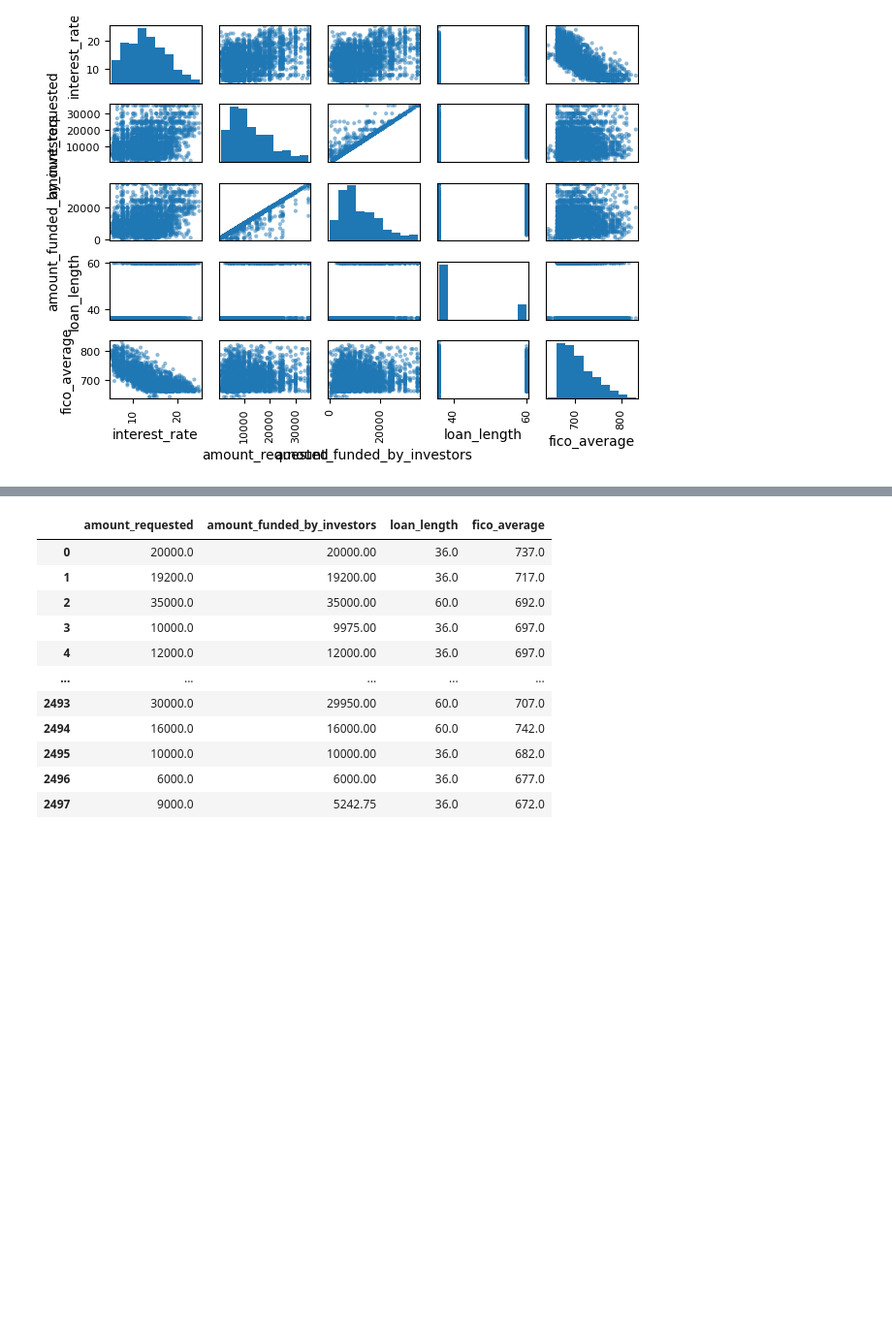
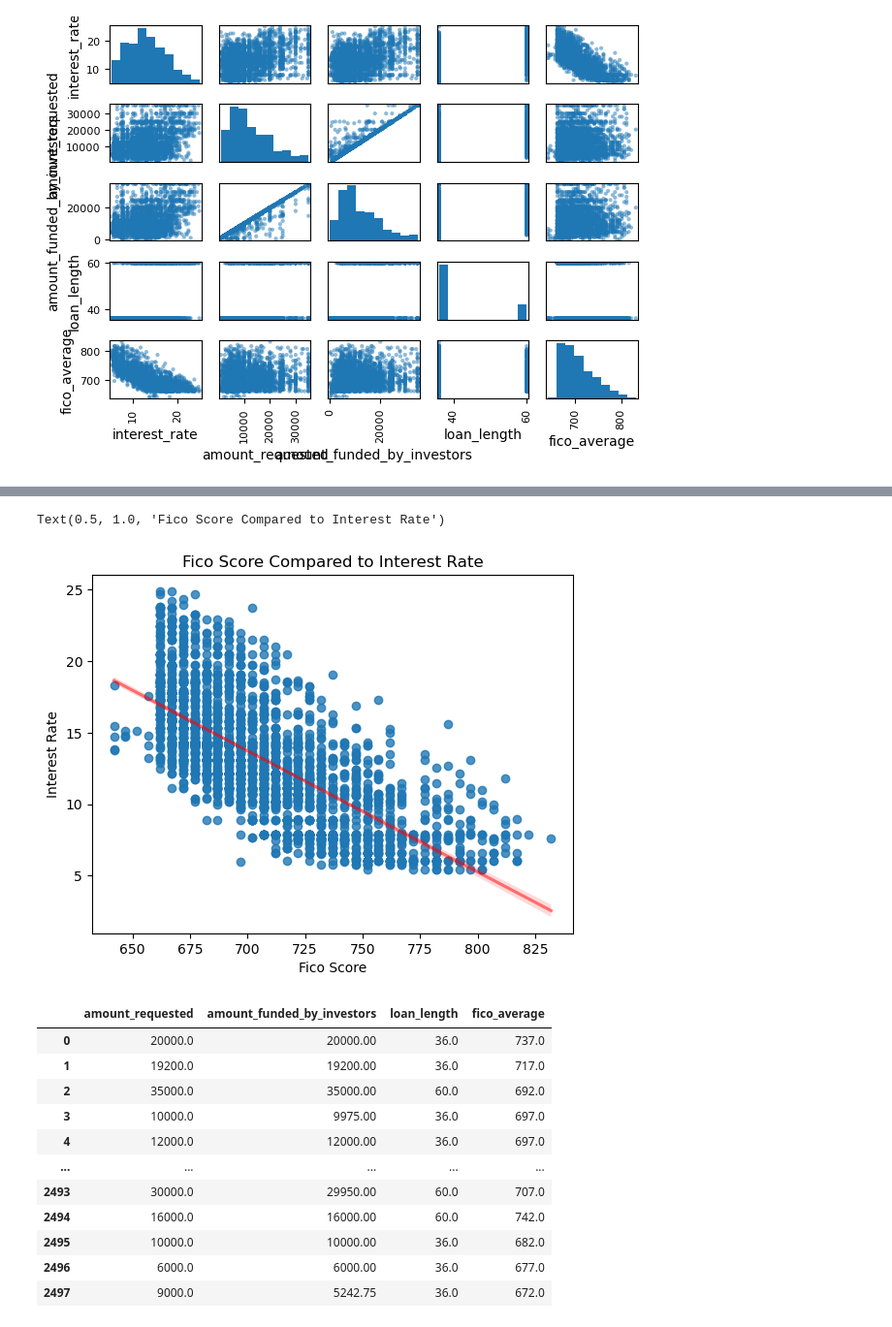
Before and after one commit to NotAFoxtrot/Linear_Regression_Casestudy, a Jupyter notebook: assignment.ipynb, the cells around one changed output, grey strips where cells are left out. Shown: that part at 97% size. Cells and saved outputs as stored; diff of their text form; code cells hidden in the pictures; blank space fills up the shorter version.

```diff
--- a/assignment.ipynb
+++ b/assignment.ipynb
@@ -103,3 +115,11 @@ plt.tight_layout()
+# %%
+sns.regplot(x=vanilla_df['fico_average'], y=vanilla_df['interest_rate'], line_kws={'color':'red', 'alpha':0.5})
+plt.xlabel('Fico Score')
+plt.ylabel('Interest Rate')
+plt.title('Fico Score Compared to Interest Rate')
+# %% [output]
+Text(0.5, 1.0, 'Fico Score Compared to Interest Rate')
+[figure, added]
 # %%
 y = vanilla_df['interest_rate']
 X = vanilla_df.drop('interest_rate',axis=1)
```
Also changed, not shown: parts of 3 cells of this notebook.
